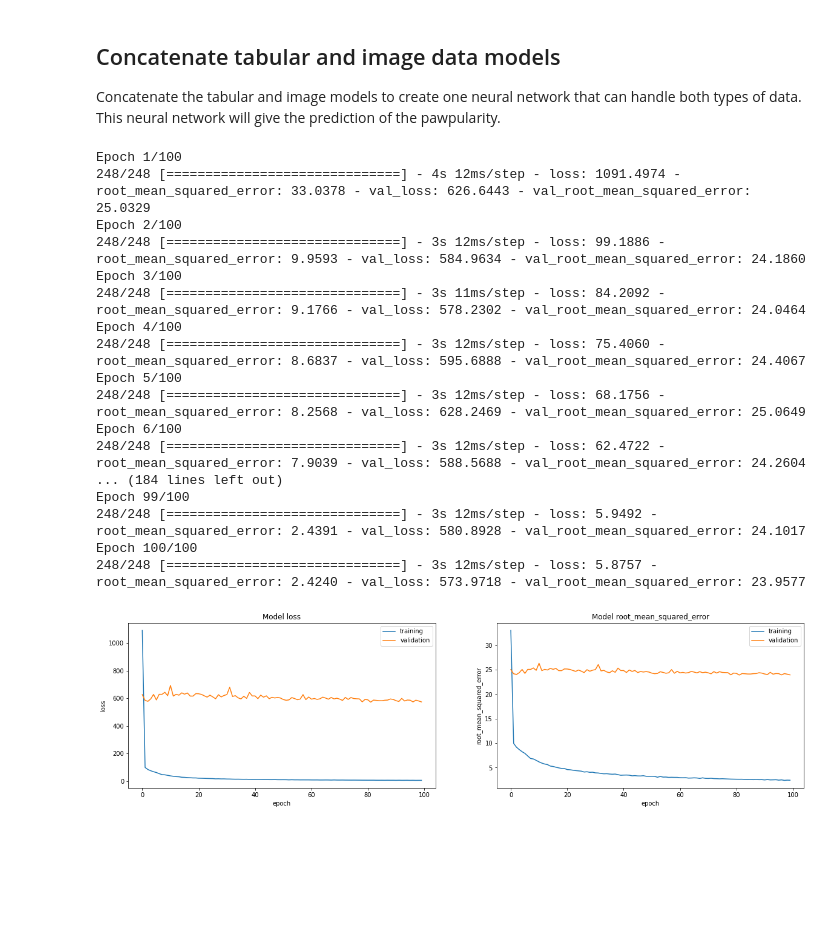
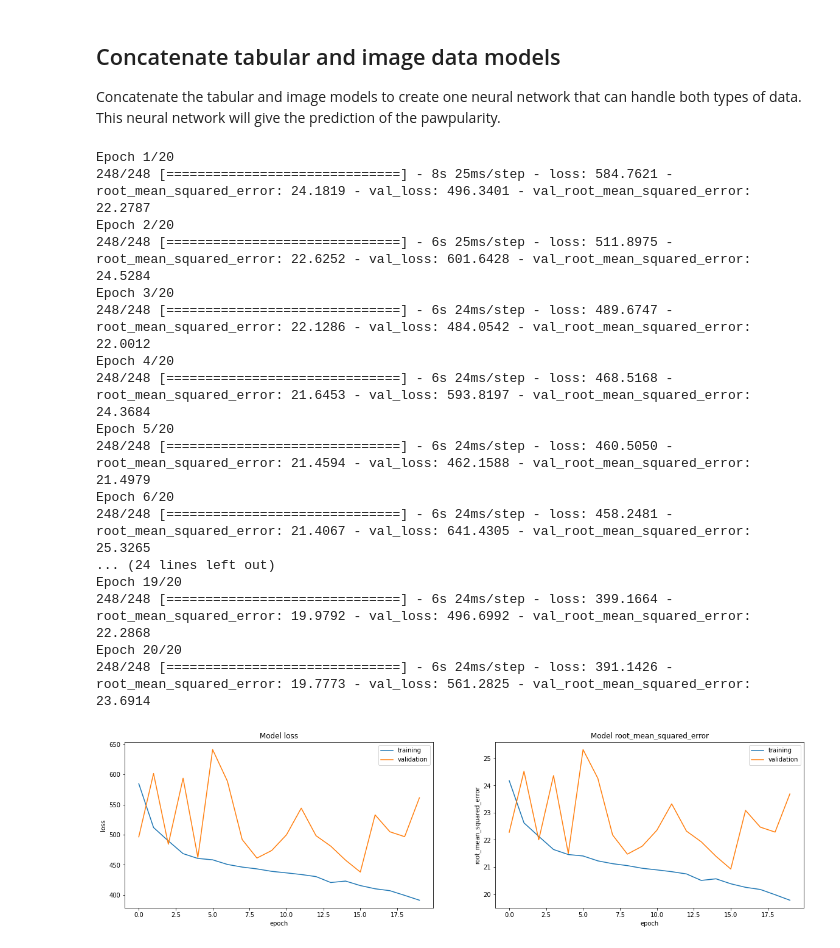
Before and after one commit to ilsefeenstra/CassBenteDemiIlse, a Jupyter notebook: code/Milestone_2.ipynb, the cells around one changed output. Saved outputs shown, nothing was run; the diff lists cells and outputs as text; code cells hidden in the pictures; blank space fills up the shorter version.

Commit message:
dropout try 1

```diff
--- a/code/Milestone_2.ipynb
+++ b/code/Milestone_2.ipynb
@@ -195,8 +195,12 @@ def build_neural_net(input_size, hidden_nodes):
     # Create a sequential model object
     model = models.Sequential()
 
-    # Create a hidden layer with relu activations
+    # Create hidden layer 1 with relu activations
     model.add(layers.Dense(units=hidden_nodes, activation='relu', input_shape=(input_size,)))
+
+    # Create hidden layer 2 with relu activations
+    model.add(layers.Dropout(0.5))
+    model.add(layers.Dense(units=hidden_nodes, activation="relu"))
 
     return model
 
@@ -225,22 +233,20 @@ def build_convol_net(image_size, hidden_nodes):
     # Create a sequential model object
     model = models.Sequential()
 
-    # Create a convolutional layer with relu activation
+    # Create a convolutional layer 1 with relu activation
     model.add(layers.Conv2D(filters=64, kernel_size=(3,3), activation='relu', input_shape=image_size, padding='same'))
-
-    # Create a maxpool layer
     model.add(layers.MaxPool2D(pool_size=(2,2), strides=2))
 
-    # Create a convolutional layer with relu activation
+    # Create a convolutional layer 2 with relu activation
+    model.add(layers.Dropout(.5))
     model.add(layers.Conv2D(filters=128, kernel_size=(3,3), activation='relu', padding='same'))
-
-    # Create a maxpool layer
     model.add(layers.MaxPool2D(pool_size=(2,2), strides=2))
 
     # Create a flattening layer
     model.add(layers.Flatten())
 
     # Create a dense layer with relu activations
+    model.add(layers.Dropout(.5))
     model.add(layers.Dense(units=hidden_nodes, activation="relu"))
 
     return model
@@ -282,7 +288,8 @@ def concatenate_models(model1, model2, hidden_nodes):
 
     # Create hidden layers of the concatenated model
     hidden_layer_1 = layers.Dense(hidden_nodes, activation="relu")(concat_input)
-    hidden_layer_2 = layers.Dense(hidden_nodes, activation="relu")(hidden_layer_1)
+    drop_out_1 = layers.Dropout(.2)(hidden_layer_1)
+    hidden_layer_2 = layers.Dense(hidden_nodes, activation="relu")(drop_out_1)
     output_layer = layers.Dense(1, activation="linear")(hidden_layer_2)
 
     # Create concatenated model with inputs of both models and output of the
@@ -313,52 +320,52 @@ def plot_loss(history):
 
 
 def train_and_evaluate(model, image_x, tabular_x, train_y, x_val_tabular, x_val_imgs, val_y, epochs=20, preprocess = {}, augment={}):
   # Compile model and use mean squared error as loss and root mean squared error as metric
   model.compile(loss=MeanSquaredError(), metrics=[RootMeanSquaredError()])
 
   # preprocess
   train_gen = preprocessing.image.ImageDataGenerator(**preprocess, **augment)
   train_gen.fit(image_x)
 
   val_gen = preprocessing.image.ImageDataGenerator(**preprocess)
   val_gen.fit(image_x)
 
   # Train the model by fitting both tabular and image data at the same time
   history = model.fit(train_gen.flow([image_x, tabular_x], train_y), epochs=epochs, validation_data=val_gen.flow([x_val_imgs, x_val_tabular], val_y))
 
   # plot the loss and metric
   plot_loss(history)
   print(f"Validation Accuracy: {model.evaluate(val_gen.flow([x_val_imgs, x_val_tabular], val_y))[1]}")
 
 # Concatenate tabular and image neural networks
 concat_model = concatenate_models(image_NN, tabular_NN, hidden_nodes=20)
 
 # Train model on both tabular and image data
 train_and_evaluate(concat_model, train_imgs_array, x_train_tabular, y_train,
                    x_val_tabular, val_imgs_array, y_val,
                    preprocess={'featurewise_center': True, 'featurewise_std_normalization': True}, epochs = 20)
 
-# See how the model scored
-loss = concat_model.evaluate([test_imgs_array, x_test_tabular], y_test)
+# # See how the model scored
+# loss = concat_model.evaluate([test_imgs_array, x_test_tabular], y_test)
 
-# Print to 3 decimals
-print(f'Test loss: {loss}')
+# # Print to 3 decimals
+# print(f'Test loss: {loss}')
 # %% [output]
-Epoch 1/100
-248/248 [==============================] - 4s 12ms/step - loss: 1091.4974 - root_mean_squared_error: 33.0378 - val_loss: 626.6443 - val_root_mean_squared_error: 25.0329
-Epoch 2/100
-248/248 [==============================] - 3s 12ms/step - loss: 99.1886 - root_mean_squared_error: 9.9593 - val_loss: 584.9634 - val_root_mean_squared_error: 24.1860
-Epoch 3/100
-248/248 [==============================] - 3s 11ms/step - loss: 84.2092 - root_mean_squared_error: 9.1766 - val_loss: 578.2302 - val_root_mean_squared_error: 24.0464
-Epoch 4/100
-248/248 [==============================] - 3s 12ms/step - loss: 75.4060 - root_mean_squared_error: 8.6837 - val_loss: 595.6888 - val_root_mean_squared_error: 24.4067
-Epoch 5/100
-248/248 [==============================] - 3s 12ms/step - loss: 68.1756 - root_mean_squared_error: 8.2568 - val_loss: 628.2469 - val_root_mean_squared_error: 25.0649
-Epoch 6/100
-248/248 [==============================] - 3s 12ms/step - loss: 62.4722 - root_mean_squared_error: 7.9039 - val_loss: 588.5688 - val_root_mean_squared_error: 24.2604
-... (184 lines left out)
-Epoch 99/100
-248/248 [==============================] - 3s 12ms/step - loss: 5.9492 - root_mean_squared_error: 2.4391 - val_loss: 580.8928 - val_root_mean_squared_error: 24.1017
-Epoch 100/100
-248/248 [==============================] - 3s 12ms/step - loss: 5.8757 - root_mean_squared_error: 2.4240 - val_loss: 573.9718 - val_root_mean_squared_error: 23.9577
+Epoch 1/20
+248/248 [==============================] - 8s 25ms/step - loss: 584.7621 - root_mean_squared_error: 24.1819 - val_loss: 496.3401 - val_root_mean_squared_error: 22.2787
+Epoch 2/20
+248/248 [==============================] - 6s 25ms/step - loss: 511.8975 - root_mean_squared_error: 22.6252 - val_loss: 601.6428 - val_root_mean_squared_error: 24.5284
+Epoch 3/20
+248/248 [==============================] - 6s 24ms/step - loss: 489.6747 - root_mean_squared_error: 22.1286 - val_loss: 484.0542 - val_root_mean_squared_error: 22.0012
+Epoch 4/20
+248/248 [==============================] - 6s 24ms/step - loss: 468.5168 - root_mean_squared_error: 21.6453 - val_loss: 593.8197 - val_root_mean_squared_error: 24.3684
+Epoch 5/20
+248/248 [==============================] - 6s 24ms/step - loss: 460.5050 - root_mean_squared_error: 21.4594 - val_loss: 462.1588 - val_root_mean_squared_error: 21.4979
+Epoch 6/20
+248/248 [==============================] - 6s 24ms/step - loss: 458.2481 - root_mean_squared_error: 21.4067 - val_loss: 641.4305 - val_root_mean_squared_error: 25.3265
+... (24 lines left out)
+Epoch 19/20
+248/248 [==============================] - 6s 24ms/step - loss: 399.1664 - root_mean_squared_error: 19.9792 - val_loss: 496.6992 - val_root_mean_squared_error: 22.2868
+Epoch 20/20
+248/248 [==============================] - 6s 24ms/step - loss: 391.1426 - root_mean_squared_error: 19.7773 - val_loss: 561.2825 - val_root_mean_squared_error: 23.6914
-[figure, old version]
+[figure, new version]
```
Also changed, not shown: parts of 5 cells of this notebook.
